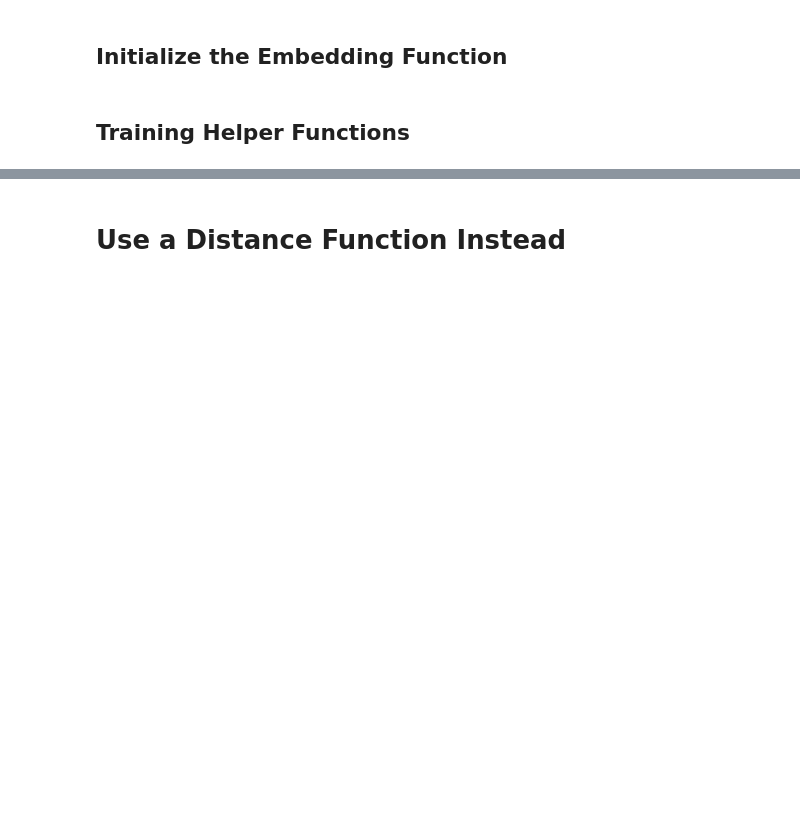
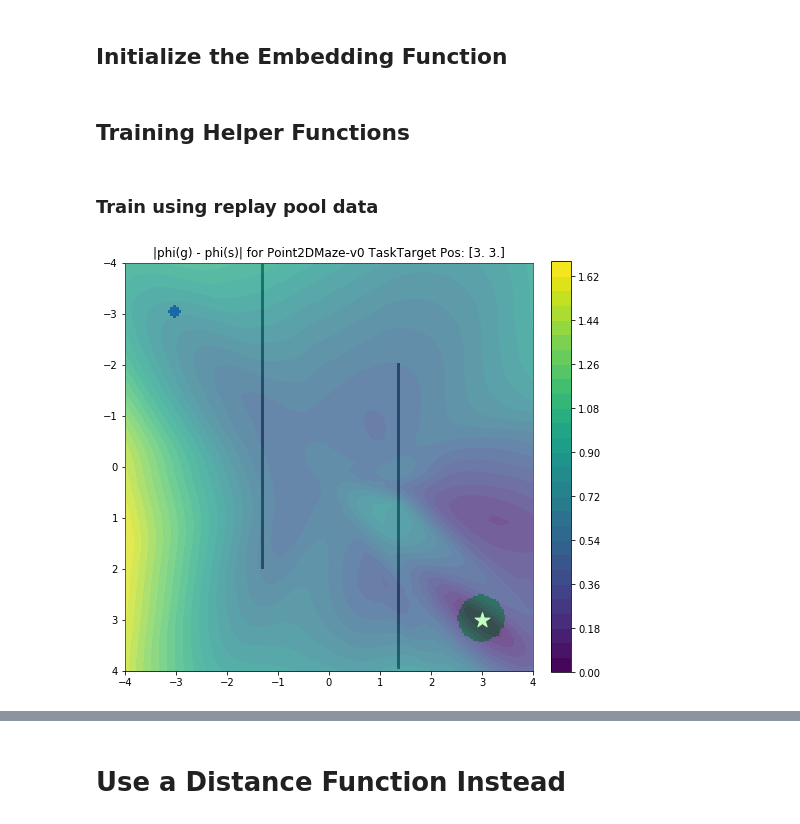
Before and after one commit to abhishekunique/RND-ashwin, a Jupyter notebook: notebooks/reward_learning/train_embedding.ipynb, the cells around one changed output, grey strips where cells are left out. Cells and saved outputs as stored; diff of their text form; code cells hidden in the pictures; blank space fills up the shorter version.

Commit message:
Update train embedding notebook to learn ground truth embedding

```diff
--- a/notebooks/reward_learning/train_embedding.ipynb
+++ b/notebooks/reward_learning/train_embedding.ipynb
@@ -16,7 +44,7 @@ from IPython.display import clear_output
 # %% [markdown]
 ## Load Run
 # %%
-common_dir = '/home/justinvyu/ray_results'
+common_dir = '/Users/kevintli/rail/data/ray_results'
 universe = 'gym'
 domain = 'Point2D'
 task = 'Maze-v0'
@@ -105,6 +171,19 @@ def get_data(replay_pool, max_path_length, batch_size=256):
     distances = distances.astype(np.float32)[..., None]
 
     return s1, s2, distances
+# %%
+def ground_truth_data(gt_distance_fn, max_path_length, batch_size=256):
+    s1_indices = replay_pool.random_indices(batch_size)
+
+    # Clip at a certain amount?
+    distances = np.minimum(np.random.randint(max_path_length - s1_indices % max_path_length), 10)
+    s2_indices = s1_indices + distances
+
+    s1 = replay_pool.batch_by_indices(s1_indices)['observations']['state_observation']
+    s2 = replay_pool.batch_by_indices(s2_indices)['observations']['state_observation']
+    distances = gt_distance_fn(s1, s2)
+
+    return s1, s2, distances
 # %%
 optimizer = tf.compat.v1.train.AdamOptimizer(
     learning_rate=3e-4,
@@ -120,3 +199,51 @@ def grad(models, var_list, s1, s2, distance):
     with tf.GradientTape() as tape:
         loss_value = loss(models, s1, s2, distance)
     return loss_value, tape.gradient(loss_value, var_list)
+# %% [markdown]
+### Train using replay pool data
+# %%
+# Keep results for plotting
+train_loss_results = []
+
+if embedding_fns[0] is not embedding_fns[1]:
+    var_list = (embedding_fns[0].trainable_variables
+                + embedding_fns[1].trainable_variables)
+else:
+    var_list = embedding_fns[0].trainable_variables
+
+def get_ground_truth_data():
+    return ground_truth_data(lambda s1, s2: train_env._env.unwrapped._medium_maze_distance({'state_achieved_goal': s1, 'state_desired_goal': s2}), max_path_length, batch_size=batch_size)
+
+def get_replay_data():
+    return get_data(replay_pool, max_path_length, batch_size=batch_size)
+
+
+data_sampler_fn = get_ground_truth_data # Change this to switch between training on trajectories vs. ground truth labels
+num_epochs = 1000
+batch_size = 64
+# gt_dataset = iter(gt_dataset.shuffle(n_samples * n_samples, reshuffle_each_iteration=True)
+#                         .repeat(num_epochs * 10)
+#                         .batch(batch_size))
+
+for epoch in range(num_epochs):
+    epoch_loss_avg = tf.keras.metrics.Mean()
+
+    for i in range(10):
+        s1, s2, distance = data_sampler_fn()
+
+        loss_value, grads = grad(embedding_fns, var_list, s1, s2, distance)
+        optimizer.apply_gradients(zip(grads, var_list))
+
+        # Track progress
+        epoch_loss_avg.update_state(loss_value)  # Add current batch loss
+
+    # End epoch
+    train_loss_results.append(epoch_loss_avg.result())
+
+    if epoch % 10 == 0:
+        print("Epoch {:03d}: Loss: {:.3f}".format(epoch, epoch_loss_avg.result()))
+    if epoch % 50 == 0:
+        clear_output()
+        plot_embedding()
+# %% [output]
+[figure, added]
```
Also changed, not shown: parts of 26 cells of this notebook.
